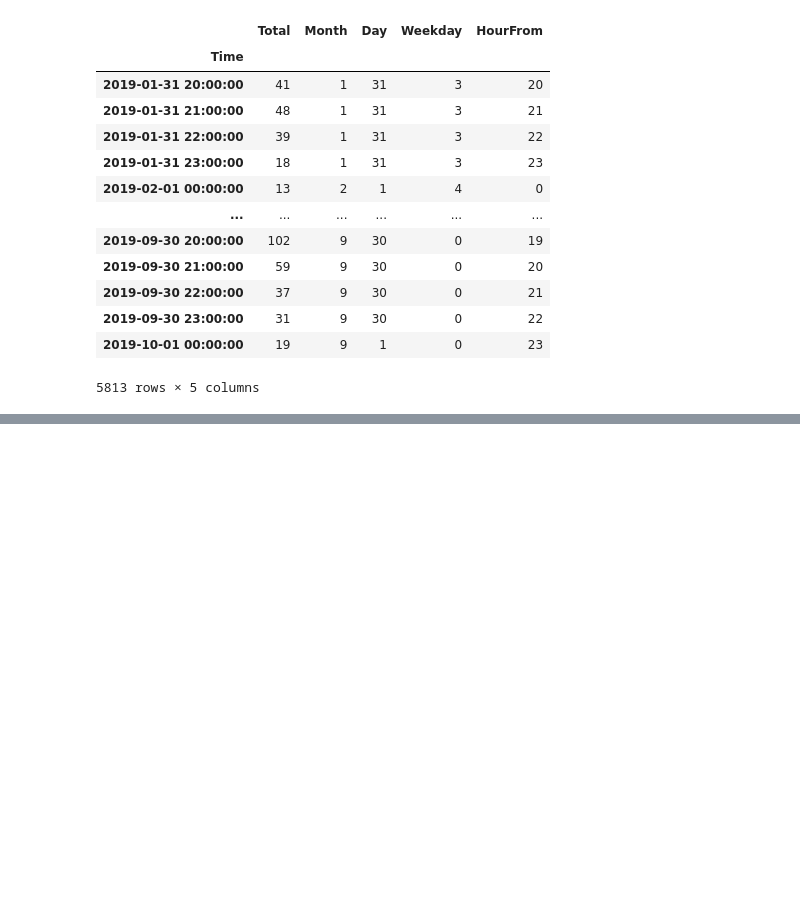
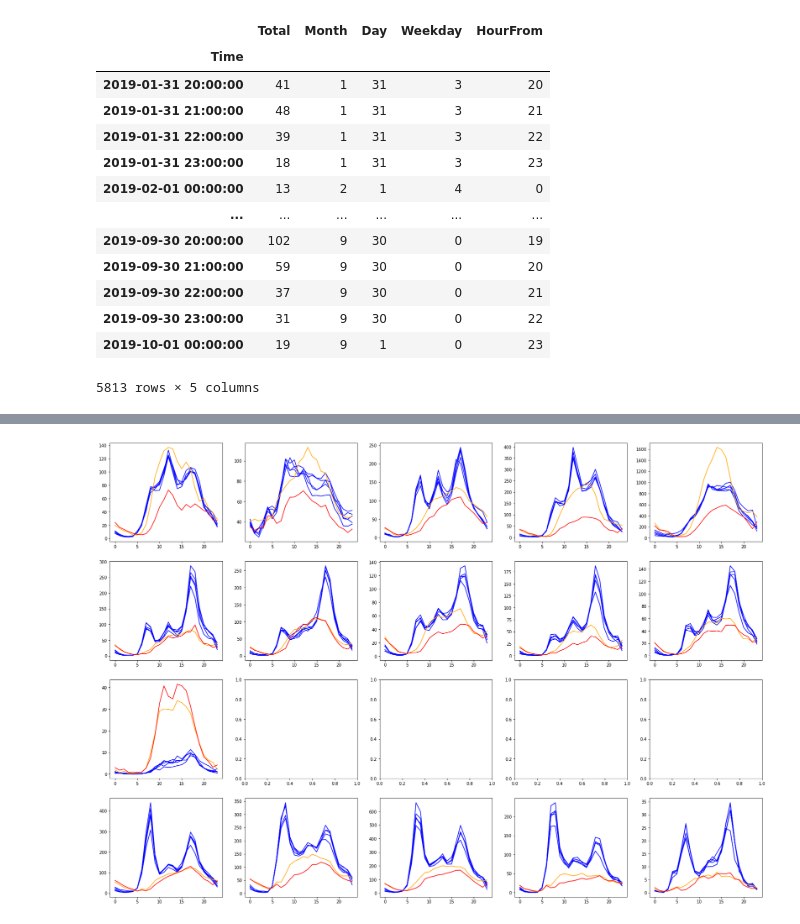
Before and after one commit to 1b15/walk-flow, a Jupyter notebook: notebooks/basel_analysis.ipynb, the cells around one changed output, grey strips where cells are left out. Drawn from its saved outputs; the diff is of its cells as text; code cells hidden in the pictures; blank space fills up the shorter version.

```diff
--- a/notebooks/basel_analysis.ipynb
+++ b/notebooks/basel_analysis.ipynb
@@ -95,0 +154,23 @@ for i in range(1, 21):
+# %%
+def cluster_locations(i, j):
+    i = 4
+
+    km = KMeans(
+        n_clusters=i, init='random',
+        n_init=10, max_iter=300,
+        tol=1e-04, random_state=0
+    )
+    km.fit(Z)
+    results = km.predict(Z)
+    wow = [list(np.array(locs)[results == j]) for j in range(i)]
+    #print(wow)
+
+    fig,ax = plt.subplots(i,j, figsize=(7*i,4*j))
+    for a in range(i):
+        for b in range(j):
+            if b < len(wow[a]):
+                location_plot(wow[a][b], ax2=ax[a,b])
+# %%
+cluster_locations(4,5)
+# %% [output]
+[figure, added]
```
Also changed, not shown: parts of 7 cells of this notebook.
